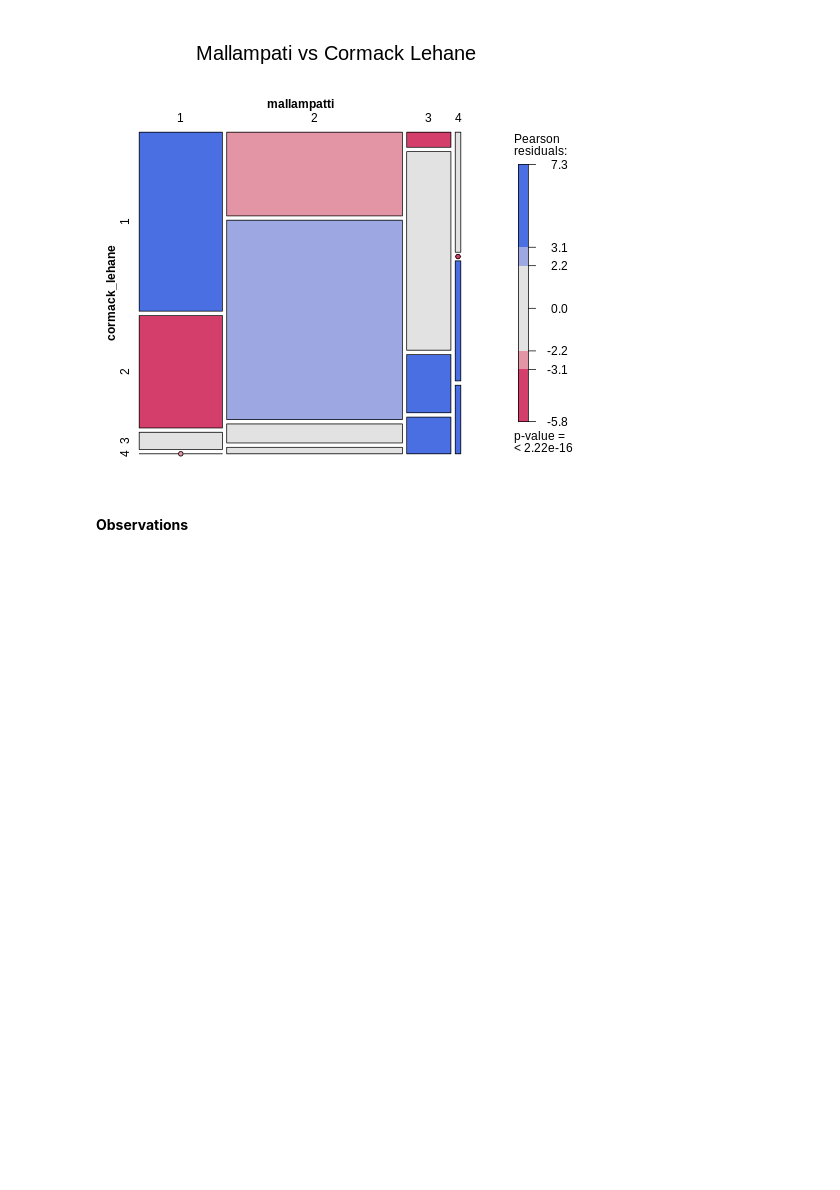
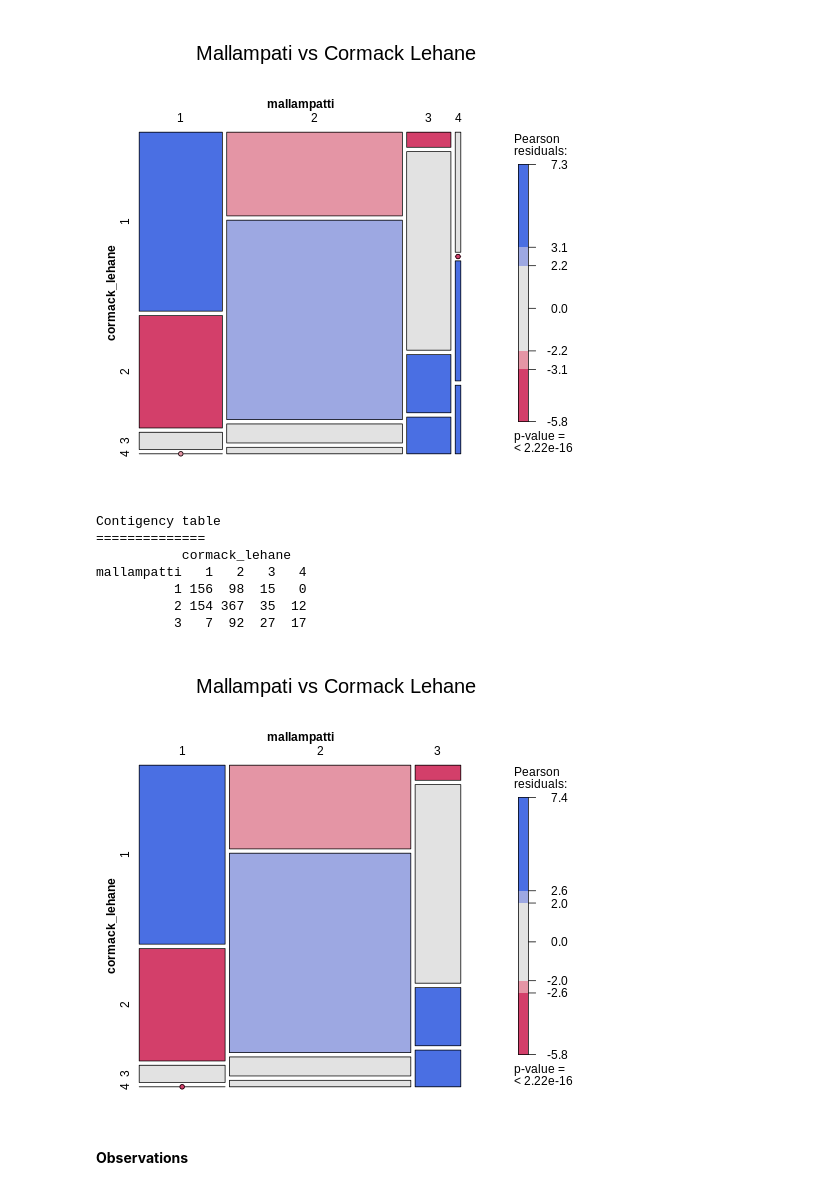
Before and after one commit to harnalashok/classification, a Jupyter notebook: airways.ipynb, the cells around one changed output. Cells and saved outputs as stored; diff of their text form; code cells hidden in the pictures; blank space fills up the shorter version.

```diff
--- a/airways.ipynb
+++ b/airways.ipynb
@@ -557,6 +557,35 @@ mallampatti   1   2   3   4
           3   7  92  27  17
           4   7   0   7   4
 [figure]
+# %%
+%%R
+
+
+# Mosaic plot of mallampatti vs cormacl lehane
+# Even when I filter out mallampatti of 4
+temp<-df_r %>% filter(mallampatti != 4)
+temp$mallampatti <- temp$mallampatti[ , drop=TRUE]
+
+art <- xtabs(~mallampatti + cormack_lehane, data = temp)
+
+cat("Contigency table\n")
+cat("==============\n")
+print(art)
+
+mosaic(art,
+       gp = shading_max,
+       split_vertical = TRUE,
+       main="Mallampati vs Cormack Lehane"
+       )
+# %% [output]
+Contigency table
+==============
+           cormack_lehane
+mallampatti   1   2   3   4
+          1 156  98  15   0
+          2 154 367  35  12
+          3   7  92  27  17
+[figure, added]
 # %% [markdown]
 **Observations**
 # %% [markdown]
```
Also changed, not shown: parts of 13 cells of this notebook.
